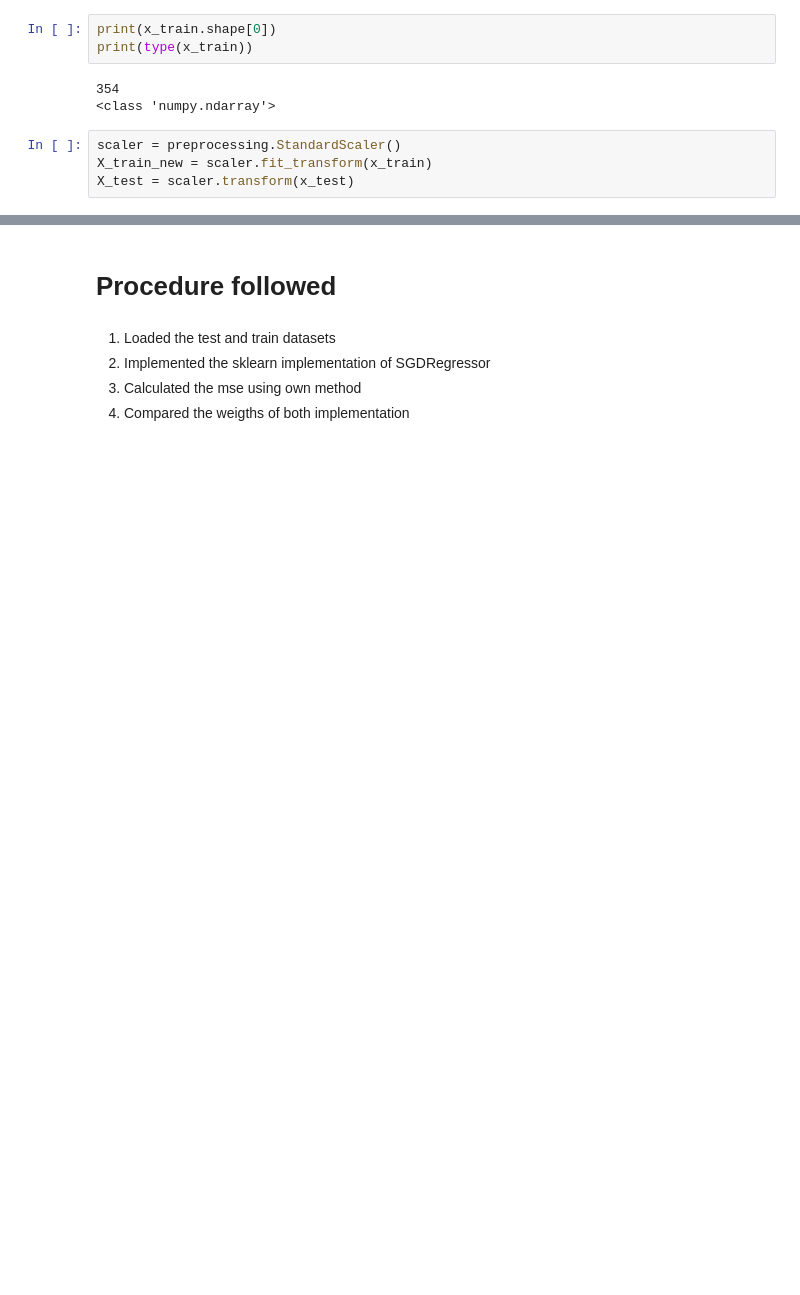
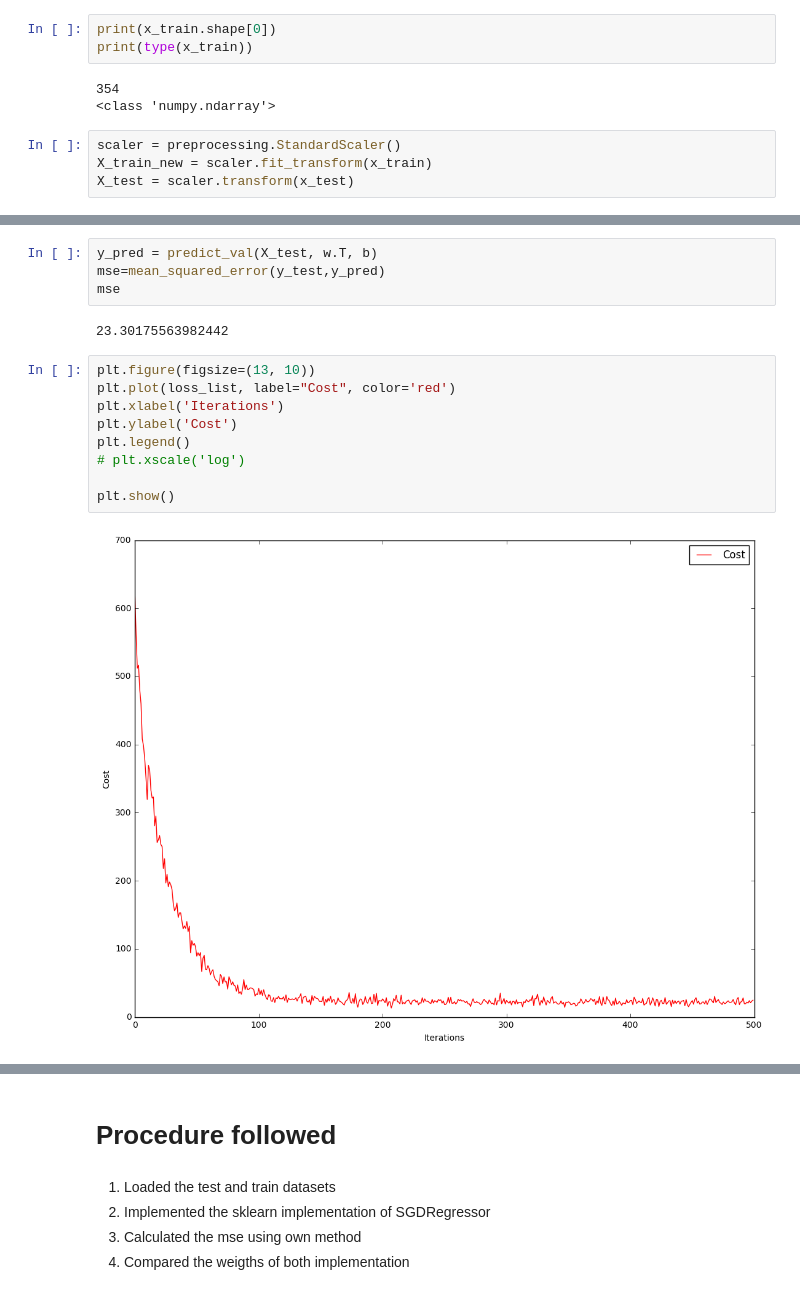
Before and after one commit to rajendrac3/Machine-Learning, a Jupyter notebook: Implement SGD for linear regression/SGD.ipynb, the cells around one changed output, grey strips where cells are left out. Saved outputs shown, nothing was run; the diff lists cells and outputs as text; blank space fills up the shorter version.

```diff
--- a/Implement SGD for linear regression/SGD.ipynb
+++ b/Implement SGD for linear regression/SGD.ipynb
@@ -103,3 +95,20 @@ array([ 0.79159901, -0.47746328, -1.52331342,  0.96256601, -0.64353987,
+# %%
+y_pred = predict_val(X_test, w.T, b)
+mse=mean_squared_error(y_test,y_pred)
+mse
+# %% [output]
+23.30175563982442
+# %%
+plt.figure(figsize=(13, 10))
+plt.plot(loss_list, label="Cost", color='red')
+plt.xlabel('Iterations')
+plt.ylabel('Cost')
+plt.legend()
+# plt.xscale('log')
+
+plt.show()
+# %% [output]
+[figure, added]
 # %%
 # Prices vs Predicted Values plot
 #Sklearn SGD
```
Also changed, not shown: parts of 11 cells of this notebook, 2 other files.
